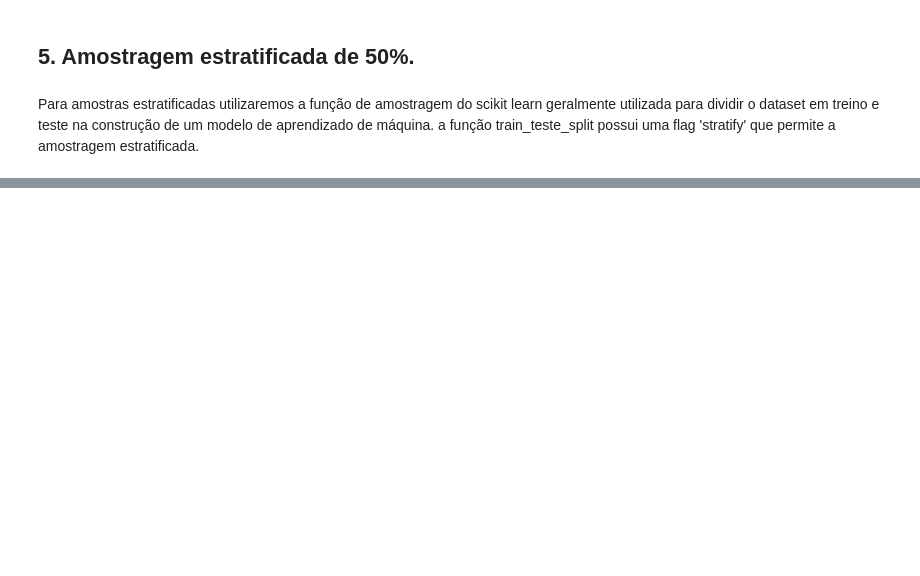
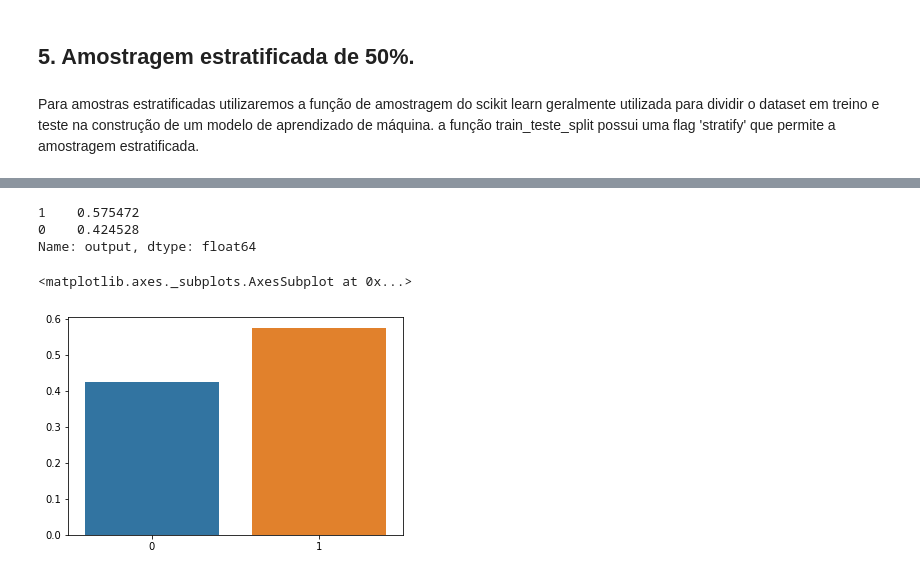
Before and after one commit to diego2017003/Aprendizado_de_Maquina_ReducaoDeDados, a Jupyter notebook: ReducaoDados_Diego_Rodrigues.ipynb, the cells around one changed output, grey strips where cells are left out. Cells and saved outputs as stored; diff of their text form; code cells hidden in the pictures; blank space fills up the shorter version.

```diff
--- a/ReducaoDados_Diego_Rodrigues.ipynb
+++ b/ReducaoDados_Diego_Rodrigues.ipynb
@@ -469,0 +562,2 @@ from sklearn.model_selection import train_test_split
+# %%
+amostra_70_cr = dados_tratados.sample(frac=0.7,replace = True)
@@ -469,0 +585,10 @@ from sklearn.model_selection import train_test_split
+# %%
+teste_amostra_70_cr = amostra_70_cr.output.value_counts(normalize=True)
+print(teste_amostra_70_cr)
+sns.barplot(x=teste_amostra_70_cr.keys(),y=teste_amostra_70_cr.values)
+# %% [output]
+1    0.575472
+0    0.424528
+Name: output, dtype: float64
+<matplotlib.axes._subplots.AxesSubplot at 0x...>
+[figure, added]
```
Also changed, not shown: parts of 44 cells of this notebook.
